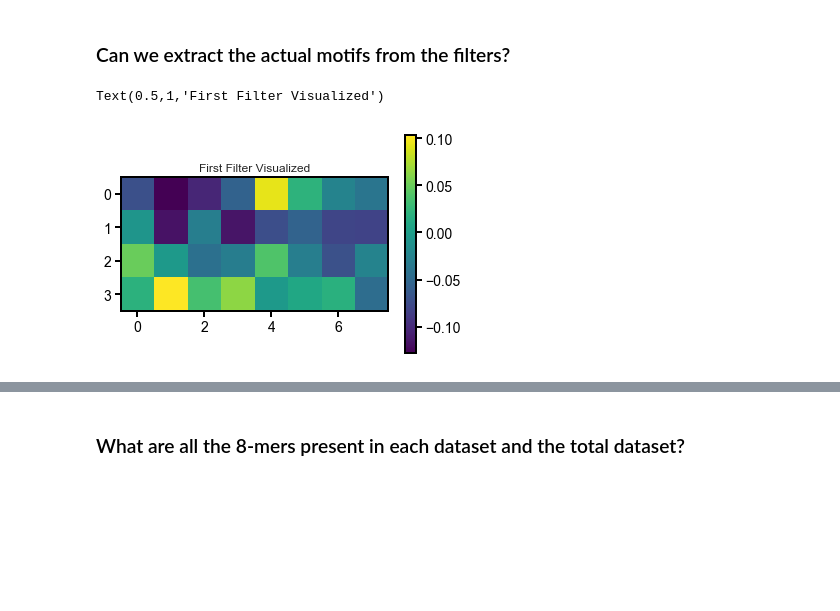
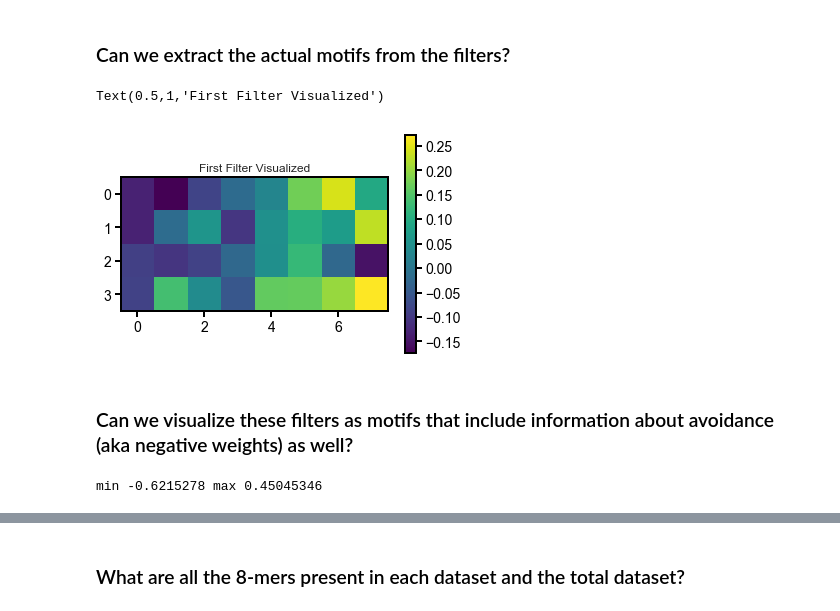
Before and after one commit to laueste/human_5utr_modeling, a Jupyter notebook: modeling/2_training_MRL_CNN.ipynb, the cells around one changed output, grey strips where cells are left out. Cells and saved outputs as stored; diff of their text form; code cells hidden in the pictures; blank space fills up the shorter version.

```diff
--- a/modeling/training_MRL_CNN.ipynb
+++ b/modeling/2_training_MRL_CNN.ipynb
@@ -244,3 +266,4 @@ Save model
 ### Plotting test results
 # %%
 model = keras.models.load_model('./saved_models/main_MRL_model.hdf5')
+small_model = keras.models.load_model('./saved_models/10filter_3L_CNN_model.hdf5')
@@ -263,2 +270,7 @@ W0826 16:22:11.826237 4417582528 deprecation_wrapper.py:119] From /usr/local/lib
 # %% [markdown]
 ## What Does the Model Structure Look Like?
+# %%
+z = model.get_weights()
+print len(z)
+for i in range(len(z)):
+    print i, x[i].shape
@@ -265,8 +289,8 @@ W0826 16:22:11.826237 4417582528 deprecation_wrapper.py:119] From /usr/local/lib
 # %%
-x = model.get_weights()
+x = small_model.get_weights()
 print len(x)
 for i in range(len(x)):
-    print i, x[i].shape
+    print i, z[i].shape
 # %% [output]
 10
 0 (8, 4, 120)
@@ -282,15 +306,23 @@ for i in range(len(x)):
 # %% [markdown]
 ### Can we extract the actual motifs from the filters?
 # %%
-NFILTERS = 120
+NFILTERS = 10
 filters = [x[0][:,:,i] for i in range(NFILTERS)] #layer 1 filters
 df_example = pd.DataFrame(data=filters[0])
 df_example = df_example.transpose(copy=True)
 plt.imshow(df_example,cmap='viridis') #bp position along the bottom, A/T/G/C along y axis
 plt.colorbar()
 plt.title("First Filter Visualized")
 #are the ones with the highest activation the ones with AUG?
 # figure out how to decode filters into BP motifs
 # %% [output]
 Text(0.5,1,'First Filter Visualized')
-[figure, old version]
+[figure, new version]
+# %% [markdown]
+### Can we visualize these filters as motifs that include information about avoidance (aka negative weights) as well?
+# %%
+min_weight = np.amin(filters)
+max_weight = np.amax(filters)
+print 'min', min_weight, 'max', max_weight
+# %% [output]
+min -0.6215278 max 0.45045346
```
Also changed, not shown: parts of 28 cells of this notebook, 7 other files.
